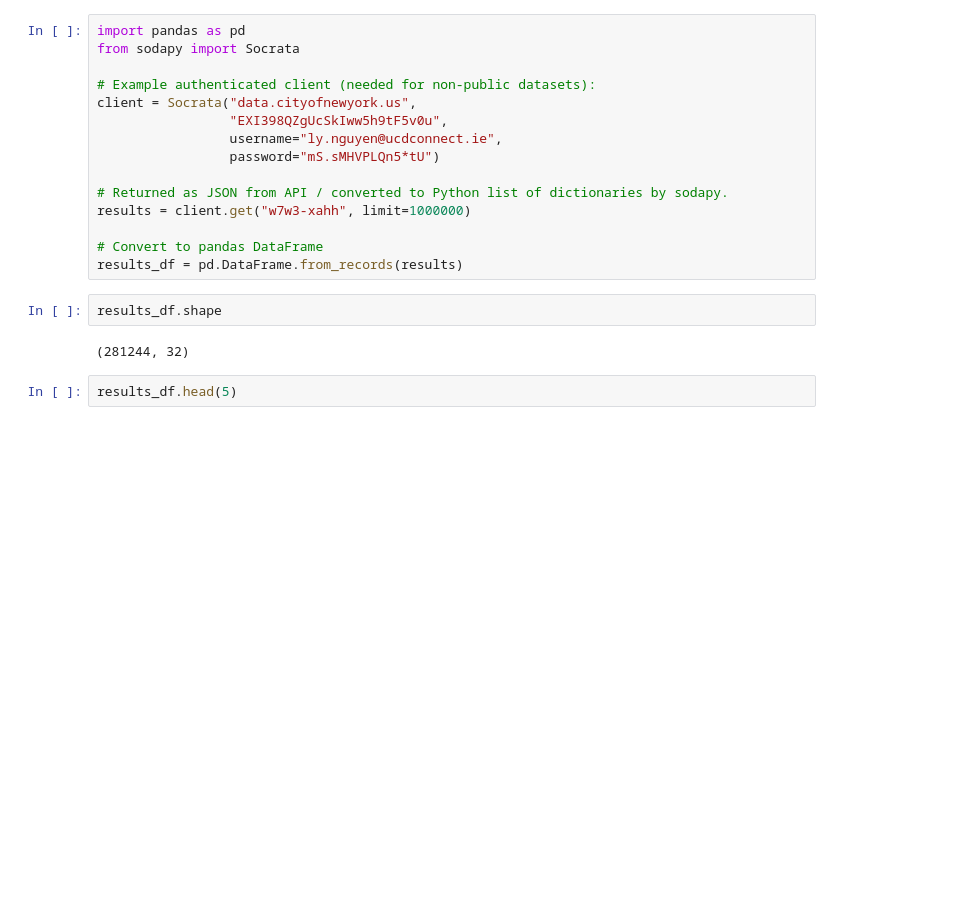
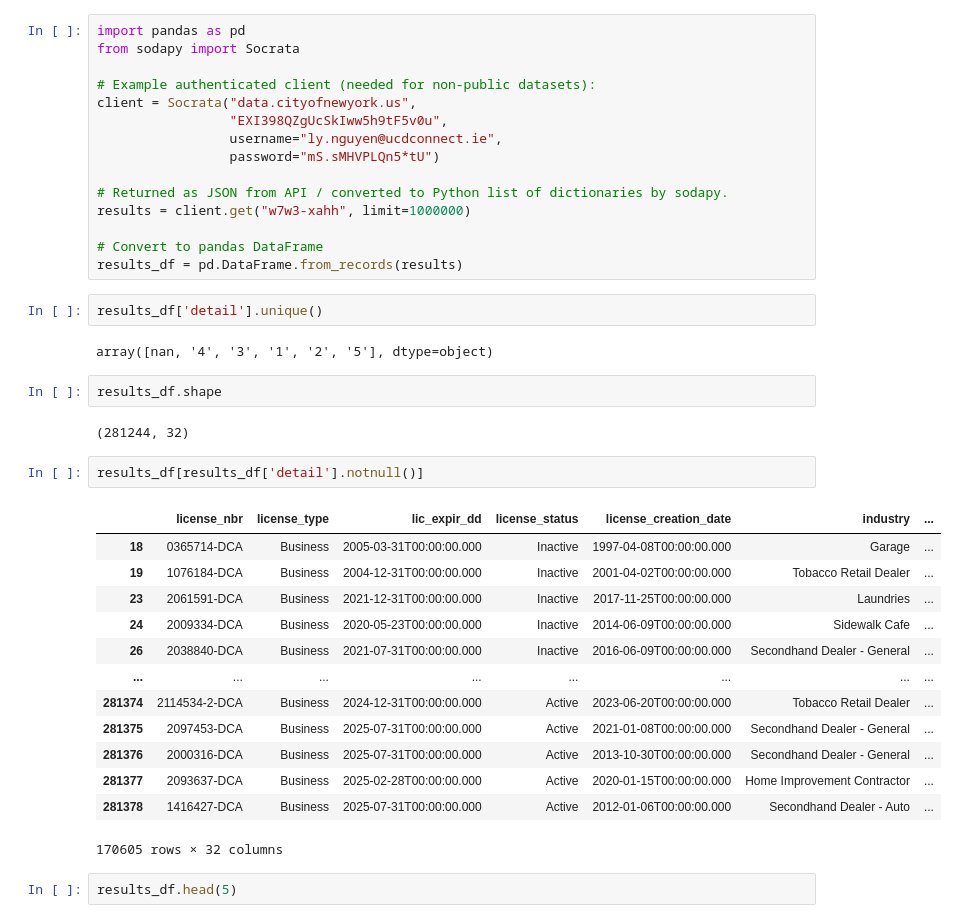
Before and after one commit to minhlynguyen/ucd-project-advantage, a Jupyter notebook: data-ingestions/business.ipynb, the cells around one changed output. Drawn from its saved outputs; the diff is of its cells as text; blank space fills up the shorter version.

Commit message:
Update business data processing

```diff
--- a/data-ingestions/business.ipynb
+++ b/data-ingestions/business.ipynb
@@ -20,10 +20,30 @@ results = client.get("w7w3-xahh", limit=1000000)
 
 # Convert to pandas DataFrame
 results_df = pd.DataFrame.from_records(results)
+# %%
+results_df['detail'].unique()
+# %% [output]
+array([nan, '4', '3', '1', '2', '5'], dtype=object)
 # %%
 results_df.shape
 # %% [output]
 (281244, 32)
+# %%
+results_df[results_df['detail'].notnull()]
+# %% [output]
+|  | license_nbr | license_type | lic_expir_dd | license_status | license_creation_date | industry | ... |
+| 18 | 0365714-DCA | Business | 2005-03-31T00:00:00.000 | Inactive | 1997-04-08T00:00:00.000 | Garage | ... |
+| 19 | 1076184-DCA | Business | 2004-12-31T00:00:00.000 | Inactive | 2001-04-02T00:00:00.000 | Tobacco Retail Dealer | ... |
+| 23 | 2061591-DCA | Business | 2021-12-31T00:00:00.000 | Inactive | 2017-11-25T00:00:00.000 | Laundries | ... |
+| 24 | 2009334-DCA | Business | 2020-05-23T00:00:00.000 | Inactive | 2014-06-09T00:00:00.000 | Sidewalk Cafe | ... |
+| 26 | 2038840-DCA | Business | 2021-07-31T00:00:00.000 | Inactive | 2016-06-09T00:00:00.000 | Secondhand Dealer - General | ... |
+| ... | ... | ... | ... | ... | ... | ... | ... |
+| 281374 | 2114534-2-DCA | Business | 2024-12-31T00:00:00.000 | Active | 2023-06-20T00:00:00.000 | Tobacco Retail Dealer | ... |
+| 281375 | 2097453-DCA | Business | 2025-07-31T00:00:00.000 | Active | 2021-01-08T00:00:00.000 | Secondhand Dealer - General | ... |
+| 281376 | 2000316-DCA | Business | 2025-07-31T00:00:00.000 | Active | 2013-10-30T00:00:00.000 | Secondhand Dealer - General | ... |
+| 281377 | 2093637-DCA | Business | 2025-02-28T00:00:00.000 | Active | 2020-01-15T00:00:00.000 | Home Improvement Contractor | ... |
+| 281378 | 1416427-DCA | Business | 2025-07-31T00:00:00.000 | Active | 2012-01-06T00:00:00.000 | Secondhand Dealer - Auto | ... |
+170605 rows × 32 columns
 # %%
 results_df.head(5)
 # %% [output]
```
Also changed, not shown: 7 other files.
